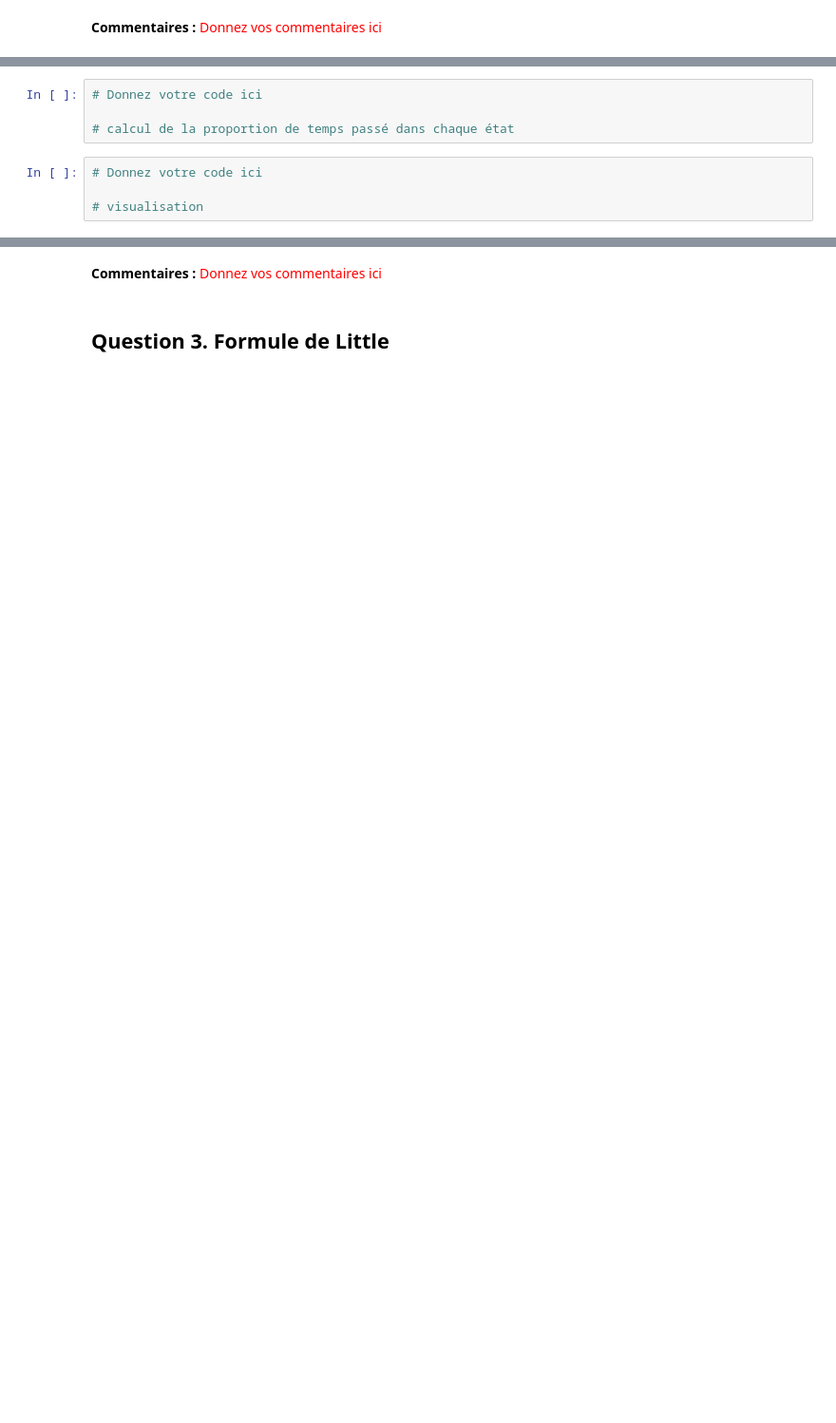
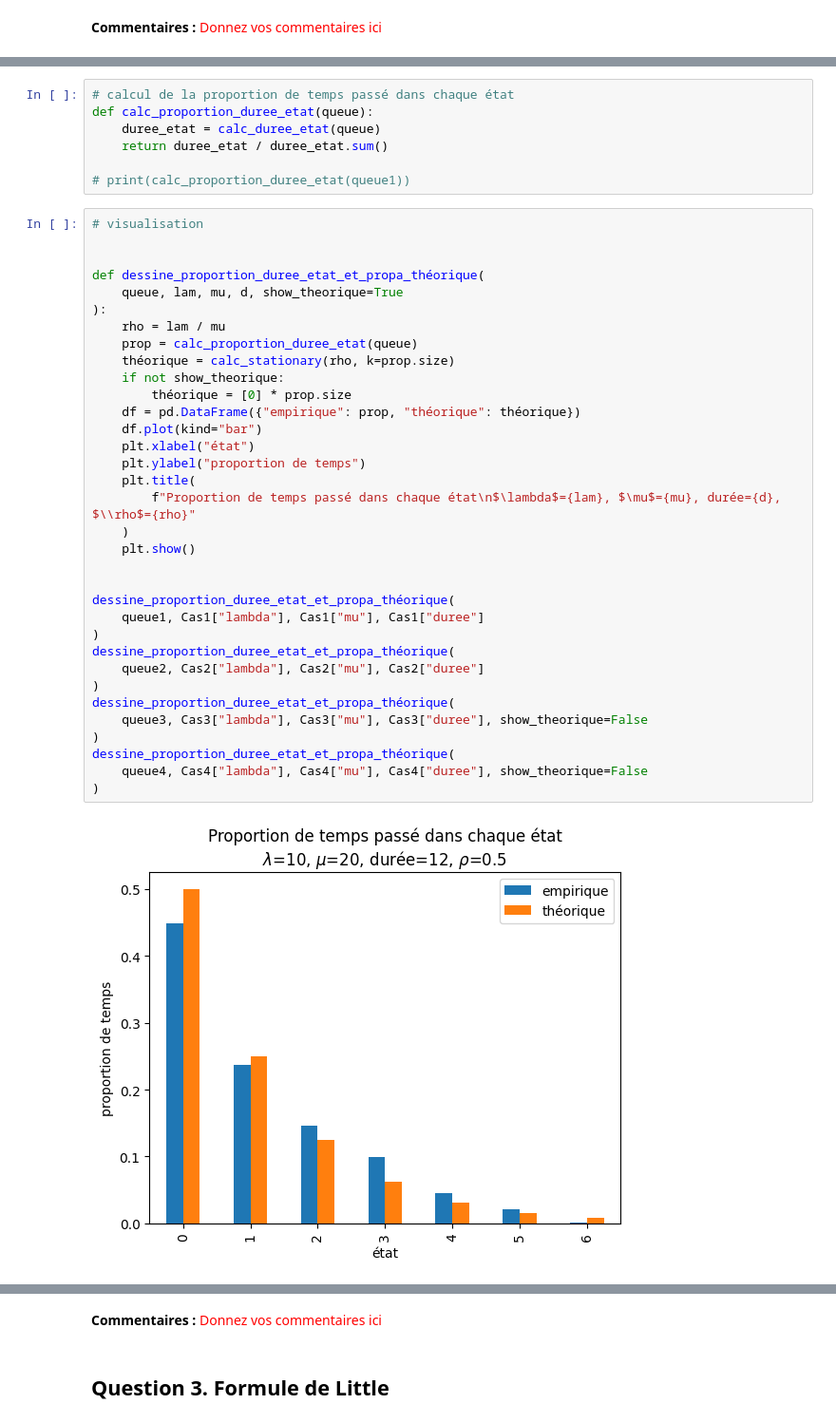
Before and after one commit to Snownamida/Proba-TP-1, a Jupyter notebook: Queue-TP.ipynb, the cells around one changed output, grey strips where cells are left out. Shown: that part at 95% size. Cells and saved outputs as stored; diff of their text form; blank space fills up the shorter version.

```diff
--- a/Queue-TP.ipynb
+++ b/Queue-TP.ipynb
@@ -289,8 +315,43 @@ Pqr exemple, pour calculer la proportion de temps le système passe dans l'état
 # %%
-# Donnez votre code ici
+# calcul de la proportion de temps passé dans chaque état
+def calc_proportion_duree_etat(queue):
+    duree_etat = calc_duree_etat(queue)
+    return duree_etat / duree_etat.sum()
 
-# calcul de la proportion de temps passé dans chaque état
+# print(calc_proportion_duree_etat(queue1))
 # %%
-# Donnez votre code ici
+# visualisation
 
-# visualisation
+
+def dessine_proportion_duree_etat_et_propa_théorique(
+    queue, lam, mu, d, show_theorique=True
+):
+    rho = lam / mu
+    prop = calc_proportion_duree_etat(queue)
+    théorique = calc_stationary(rho, k=prop.size)
+    if not show_theorique:
+        théorique = [0] * prop.size
+    df = pd.DataFrame({"empirique": prop, "théorique": théorique})
+    df.plot(kind="bar")
+    plt.xlabel("état")
+    plt.ylabel("proportion de temps")
+    plt.title(
+        f"Proportion de temps passé dans chaque état\n$\lambda$={lam}, $\mu$={mu}, durée={d}, $\\rho$={rho}"
+    )
+    plt.show()
+
+
+dessine_proportion_duree_etat_et_propa_théorique(
+    queue1, Cas1["lambda"], Cas1["mu"], Cas1["duree"]
+)
+dessine_proportion_duree_etat_et_propa_théorique(
+    queue2, Cas2["lambda"], Cas2["mu"], Cas2["duree"]
+)
+dessine_proportion_duree_etat_et_propa_théorique(
+    queue3, Cas3["lambda"], Cas3["mu"], Cas3["duree"], show_theorique=False
+)
+dessine_proportion_duree_etat_et_propa_théorique(
+    queue4, Cas4["lambda"], Cas4["mu"], Cas4["duree"], show_theorique=False
+)
+# %% [output]
+[figure, added]
```
Also changed, not shown: parts of 8 cells of this notebook.
